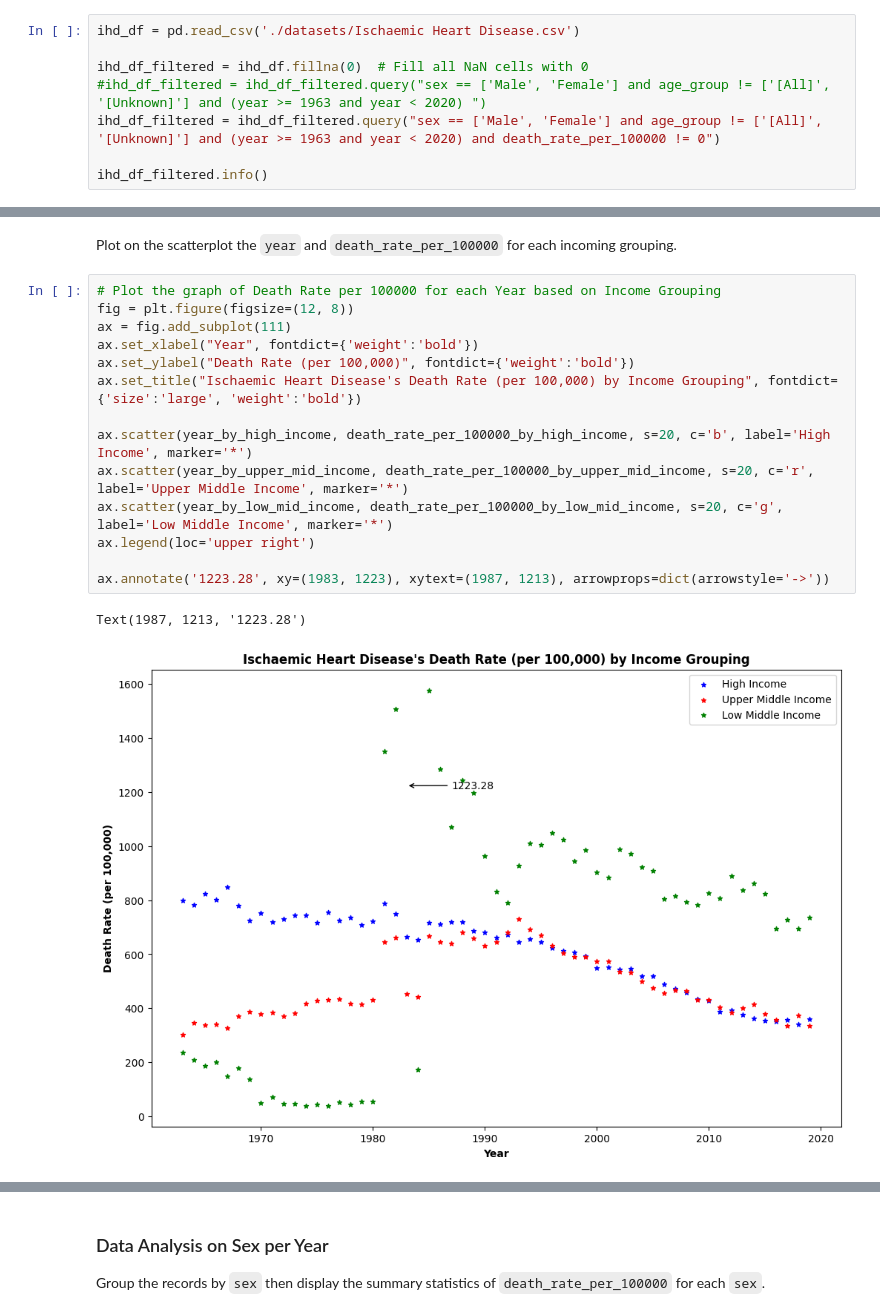
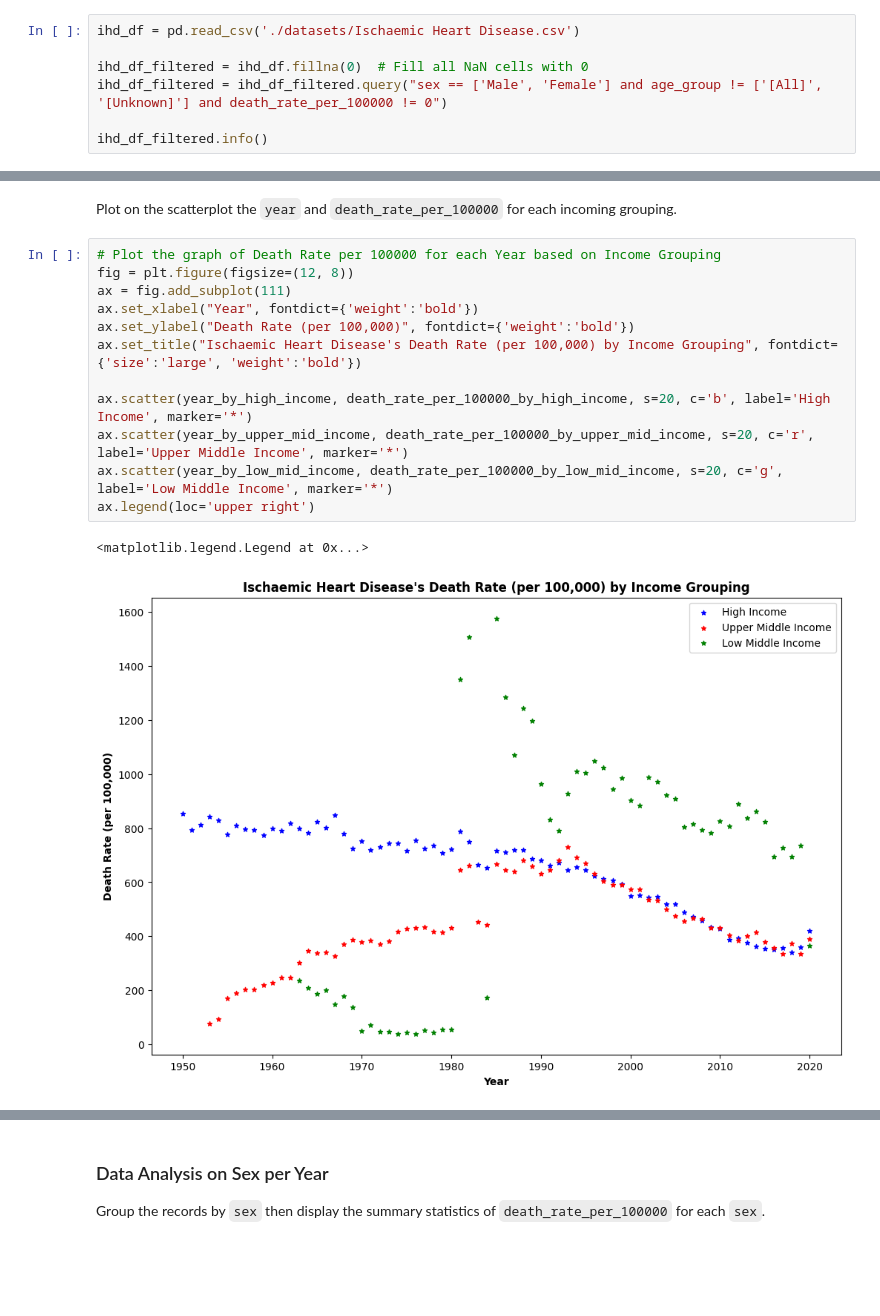
Before and after one commit to abccastro/House-Price-Prediction-using-Polynomial-Regression, a Jupyter notebook: Project/AML2203/Mid-term Project/AML2203 - Group 7 (Mid-term Project).ipynb, the cells around one changed output, grey strips where cells are left out. Saved outputs shown, nothing was run; the diff lists cells and outputs as text; blank space fills up the shorter version.

```diff
--- a/Project/AML2203/Mid-term Project/AML2203 - Group 7 (Mid-term Project).ipynb
+++ b/Project/AML2203/Mid-term Project/AML2203 - Group 7 (Mid-term Project).ipynb
@@ -67,8 +64,7 @@ After reading data from the source, the records are filtered by
 ihd_df = pd.read_csv('./datasets/Ischaemic Heart Disease.csv')
 
 ihd_df_filtered = ihd_df.fillna(0)  # Fill all NaN cells with 0
-#ihd_df_filtered = ihd_df_filtered.query("sex == ['Male', 'Female'] and age_group != ['[All]', '[Unknown]'] and (year >= 1963 and year < 2020) ")
-ihd_df_filtered = ihd_df_filtered.query("sex == ['Male', 'Female'] and age_group != ['[All]', '[Unknown]'] and (year >= 1963 and year < 2020) and death_rate_per_100000 != 0")
+ihd_df_filtered = ihd_df_filtered.query("sex == ['Male', 'Female'] and age_group != ['[All]', '[Unknown]'] and death_rate_per_100000 != 0")
 
 ihd_df_filtered.info()
 # %% [output]
@@ -233,18 +229,16 @@ Plot on the scatterplot the `year` and `death_rate_per_100000` for each incoming
 # %%
 # Plot the graph of Death Rate per 100000 for each Year based on Income Grouping
 fig = plt.figure(figsize=(12, 8))
 ax = fig.add_subplot(111)
 ax.set_xlabel("Year", fontdict={'weight':'bold'})
 ax.set_ylabel("Death Rate (per 100,000)", fontdict={'weight':'bold'})
 ax.set_title("Ischaemic Heart Disease's Death Rate (per 100,000) by Income Grouping", fontdict={'size':'large', 'weight':'bold'})
 
 ax.scatter(year_by_high_income, death_rate_per_100000_by_high_income, s=20, c='b', label='High Income', marker='*')
 ax.scatter(year_by_upper_mid_income, death_rate_per_100000_by_upper_mid_income, s=20, c='r', label='Upper Middle Income', marker='*')
 ax.scatter(year_by_low_mid_income, death_rate_per_100000_by_low_mid_income, s=20, c='g', label='Low Middle Income', marker='*')
 ax.legend(loc='upper right')
-
-ax.annotate('1223.28', xy=(1983, 1223), xytext=(1987, 1213), arrowprops=dict(arrowstyle='->'))
 # %% [output]
-Text(1987, 1213, '1223.28')
+<matplotlib.legend.Legend at 0x...>
-[figure, old version]
+[figure, new version]
 # %% [markdown]
```
Also changed, not shown: parts of 35 cells of this notebook.
